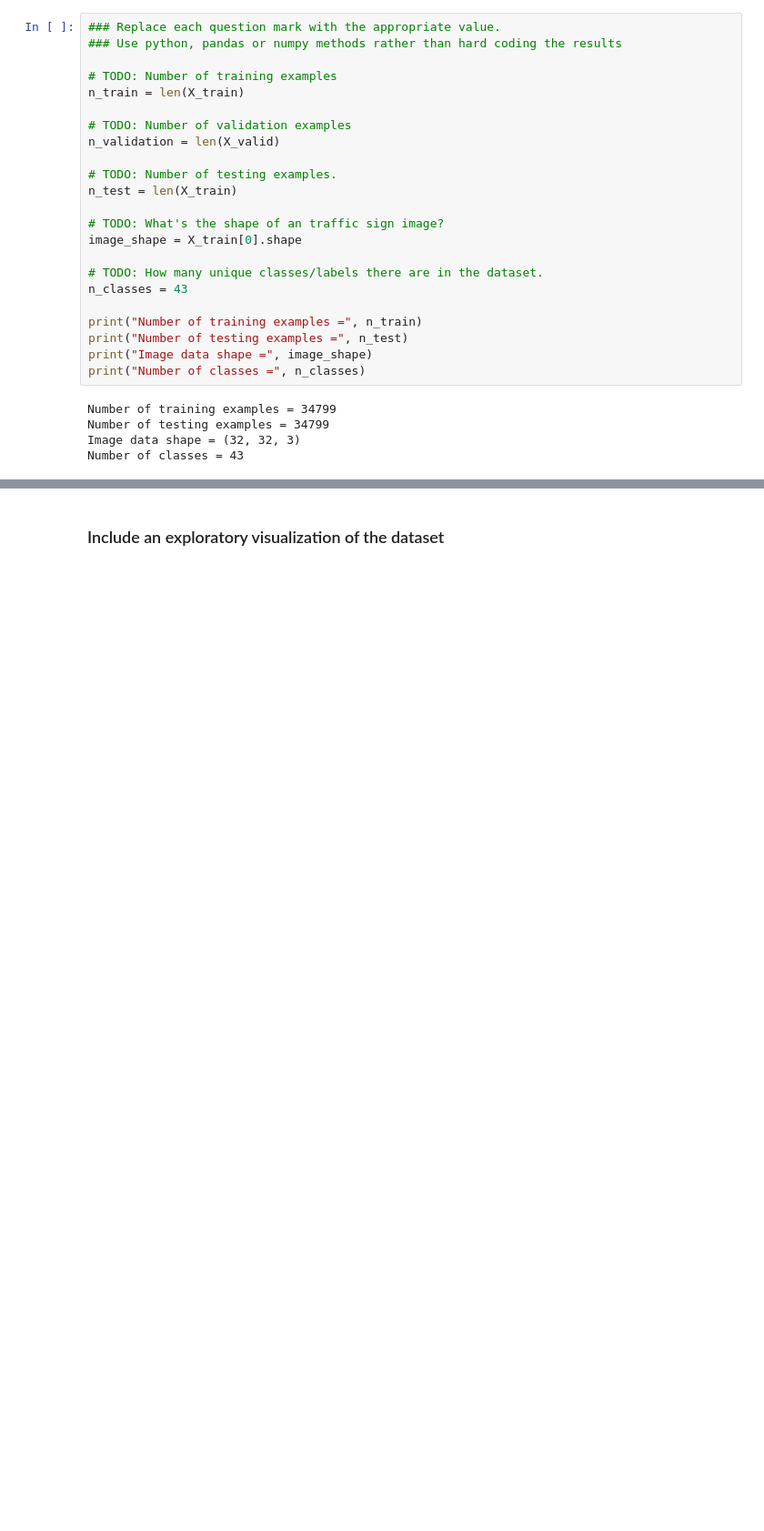
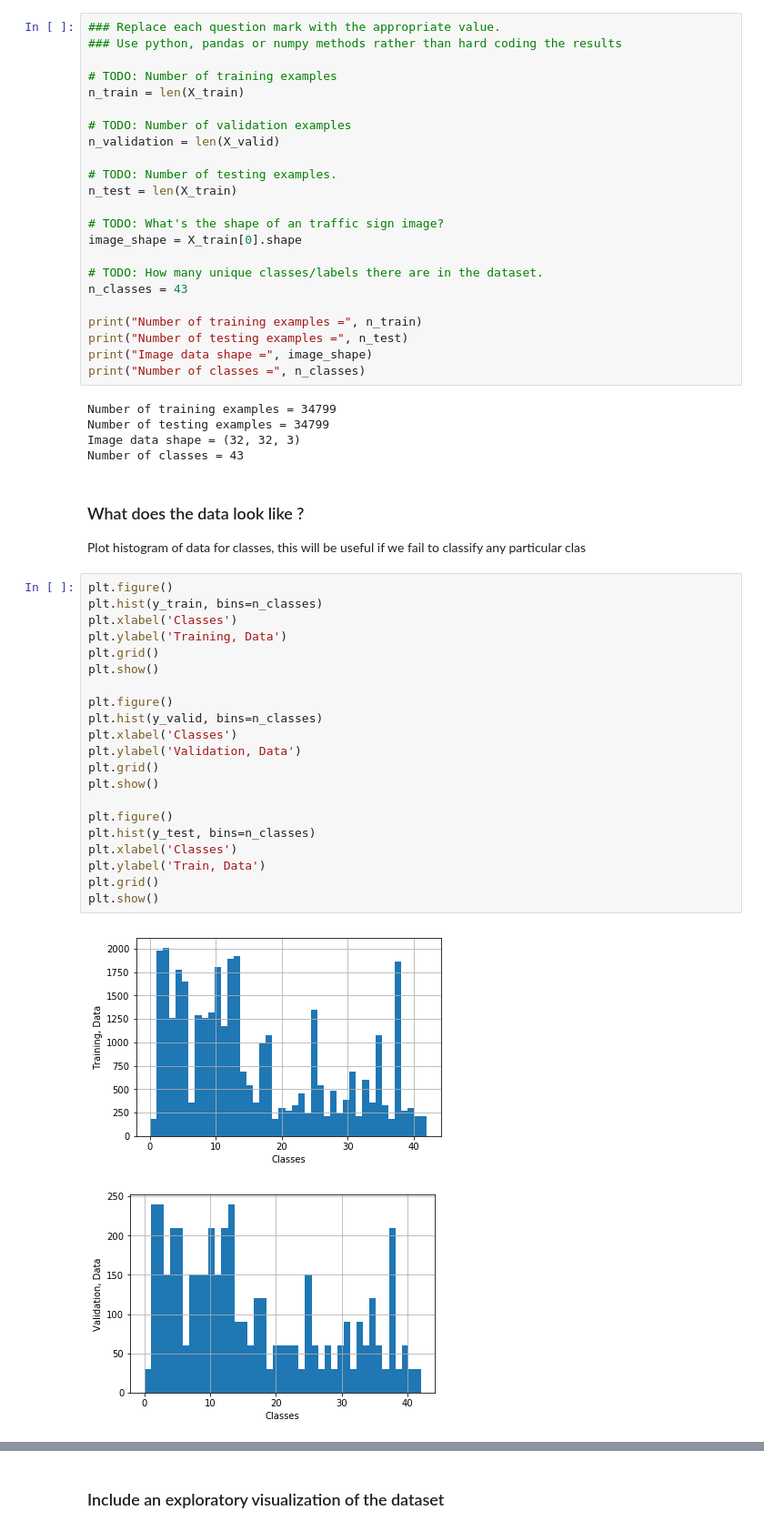
Before and after one commit to mohamedbanhawi/CarND-LaneLines-P1, a Jupyter notebook: Term1/TrafficSignClassifier/CarND-Traffic-Sign-Classifier-Project/Traffic_Sign_Classifier.ipynb, the cells around one changed output, grey strips where cells are left out. Shown at 91% size. Drawn from its saved outputs; the diff is of its cells as text; blank space fills up the shorter version.

```diff
--- a/Term1/TrafficSignClassifier/CarND-Traffic-Sign-Classifier-Project/Traffic_Sign_Classifier.ipynb
+++ b/Term1/TrafficSignClassifier/CarND-Traffic-Sign-Classifier-Project/Traffic_Sign_Classifier.ipynb
@@ -81,3 +84,30 @@ Number of training examples = 34799
 Number of testing examples = 34799
 Image data shape = (32, 32, 3)
 Number of classes = 43
+# %% [markdown]
+### What does the data look like ?
+Plot histogram of data for classes, this will be useful if we fail to classify any particular clas
+# %%
+plt.figure()
+plt.hist(y_train, bins=n_classes)
+plt.xlabel('Classes')
+plt.ylabel('Training, Data')
+plt.grid()
+plt.show()
+
+plt.figure()
+plt.hist(y_valid, bins=n_classes)
+plt.xlabel('Classes')
+plt.ylabel('Validation, Data')
+plt.grid()
+plt.show()
+
+plt.figure()
+plt.hist(y_test, bins=n_classes)
+plt.xlabel('Classes')
+plt.ylabel('Train, Data')
+plt.grid()
+plt.show()
+# %% [output]
+[figure, added]
+[figure, added]
```
Also changed, not shown: parts of 25 cells of this notebook.
